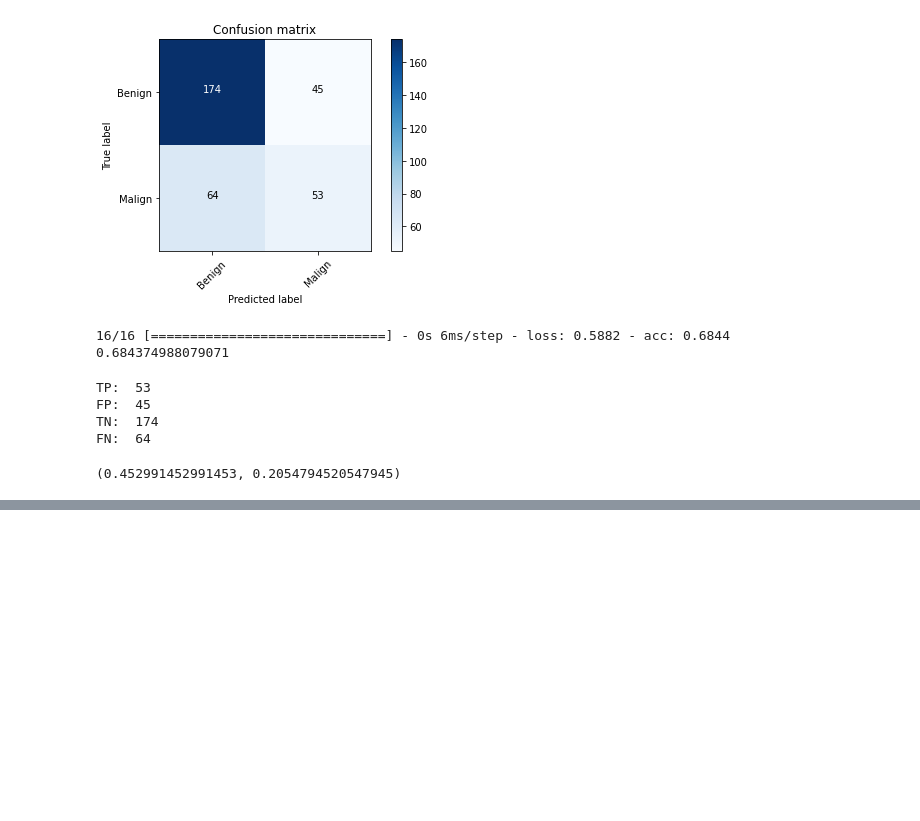
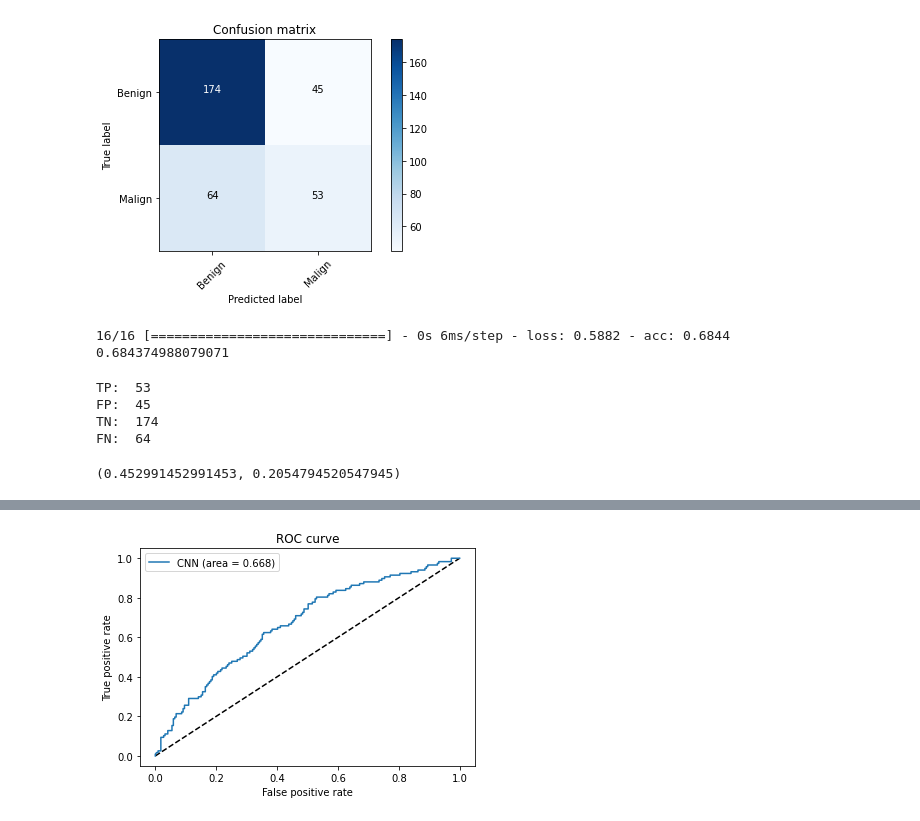
Before and after one commit to MarshaGomez/CNN-Medical-Imaging-Analysis, a Jupyter notebook: Code/Scratch_CNN_benign_vs_malign.ipynb, the cells around one changed output, grey strips where cells are left out. Drawn from its saved outputs; the diff is of its cells as text; code cells hidden in the pictures; blank space fills up the shorter version.

```diff
--- a/Code/Scratch_CNN_benign_vs_malign.ipynb
+++ b/Code/Scratch_CNN_benign_vs_malign.ipynb
@@ -1529,0 +1648,4 @@ FN:  64
+# %%
+plot_AUC(model_8, test_images, test_labels)
+# %% [output]
+[figure, added]
```
Also changed, not shown: parts of 31 cells of this notebook.
